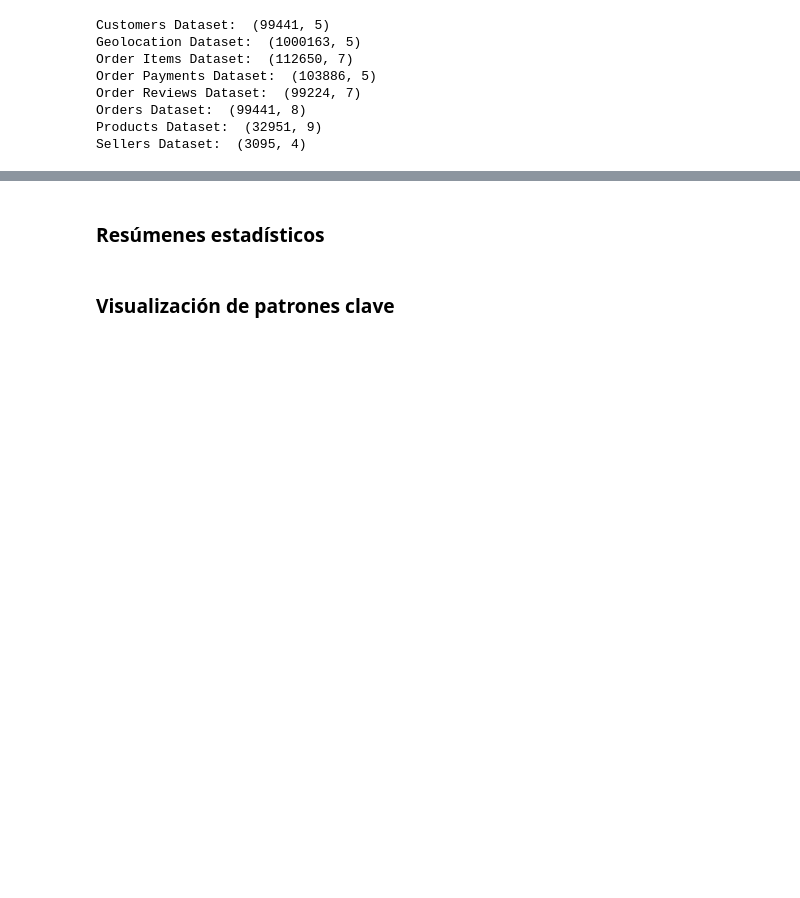
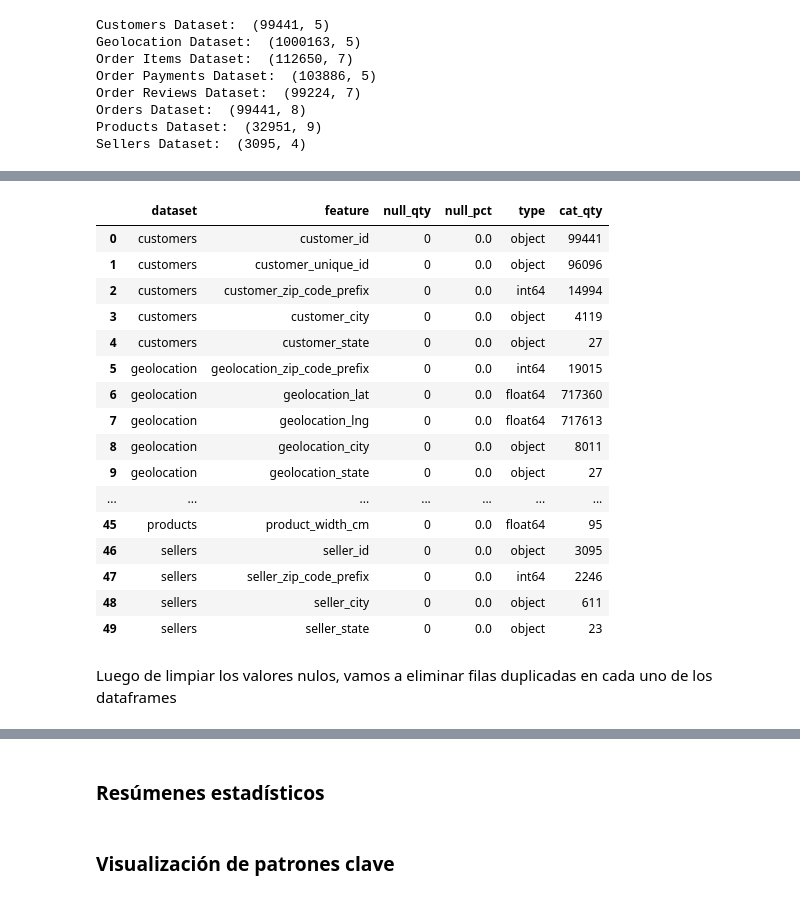
Before and after one commit to JoaquinCampos22155/proyecto3_Mineria, a Jupyter notebook: reporteEDA.ipynb, the cells around one changed output, grey strips where cells are left out. Drawn from its saved outputs; the diff is of its cells as text; code cells hidden in the pictures; blank space fills up the shorter version.

```diff
--- a/reporteEDA.ipynb
+++ b/reporteEDA.ipynb
@@ -49,0 +108,37 @@ Sellers Dataset:  (3095, 4)
+# %%
+# Eliminamos columnas con valores nulos para las ordenes
+orders_dataset = orders_dataset.dropna(subset=['order_approved_at', 'order_delivered_carrier_date', 'order_delivered_customer_date'])
+
+# Eliminamos columnas con valores nulos para productos
+products_dataset = products_dataset.dropna(subset=['product_category_name', 'product_name_lenght', 'product_description_lenght', 'product_photos_qty', 'product_length_cm',
+                                                   'product_height_cm', 'product_width_cm'])
+
+# Transformacion de variables
+order_reviews_dataset['has_title'] = order_reviews_dataset['review_comment_title'].notna()
+order_reviews_dataset['has_comment'] = order_reviews_dataset['review_comment_message'].notna()
+
+order_reviews_dataset = order_reviews_dataset.drop(columns=['review_comment_title', 'review_comment_message'])
+
+df_list = [customers_dataset, geolocation_dataset, order_items_dataset, order_payments_dataset, order_reviews_dataset, orders_dataset, products_dataset, sellers_dataset]
+
+summarize_dataframes(df_list, names_list)
+# %% [output]
+|  | dataset | feature | null_qty | null_pct | type | cat_qty |
+| 0 | customers | customer_id | 0 | 0.0 | object | 99441 |
+| 1 | customers | customer_unique_id | 0 | 0.0 | object | 96096 |
+| 2 | customers | customer_zip_code_prefix | 0 | 0.0 | int64 | 14994 |
+| 3 | customers | customer_city | 0 | 0.0 | object | 4119 |
+| 4 | customers | customer_state | 0 | 0.0 | object | 27 |
+| 5 | geolocation | geolocation_zip_code_prefix | 0 | 0.0 | int64 | 19015 |
+| 6 | geolocation | geolocation_lat | 0 | 0.0 | float64 | 717360 |
+| 7 | geolocation | geolocation_lng | 0 | 0.0 | float64 | 717613 |
+| 8 | geolocation | geolocation_city | 0 | 0.0 | object | 8011 |
+| 9 | geolocation | geolocation_state | 0 | 0.0 | object | 27 |
+| ... | ... | ... | ... | ... | ... | ... |
+| 45 | products | product_width_cm | 0 | 0.0 | float64 | 95 |
+| 46 | sellers | seller_id | 0 | 0.0 | object | 3095 |
+| 47 | sellers | seller_zip_code_prefix | 0 | 0.0 | int64 | 2246 |
+| 48 | sellers | seller_city | 0 | 0.0 | object | 611 |
+| 49 | sellers | seller_state | 0 | 0.0 | object | 23 |
+# %% [markdown]
+Luego de limpiar los valores nulos, vamos a eliminar filas duplicadas en cada uno de los dataframes
```
Also changed, not shown: parts of 15 cells of this notebook, 1 other file.
